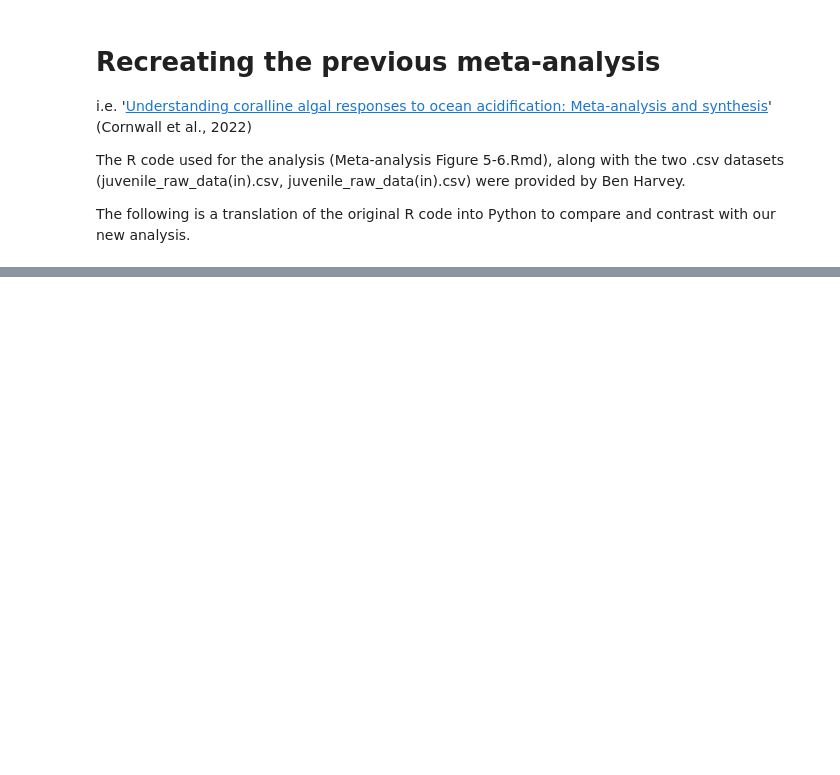
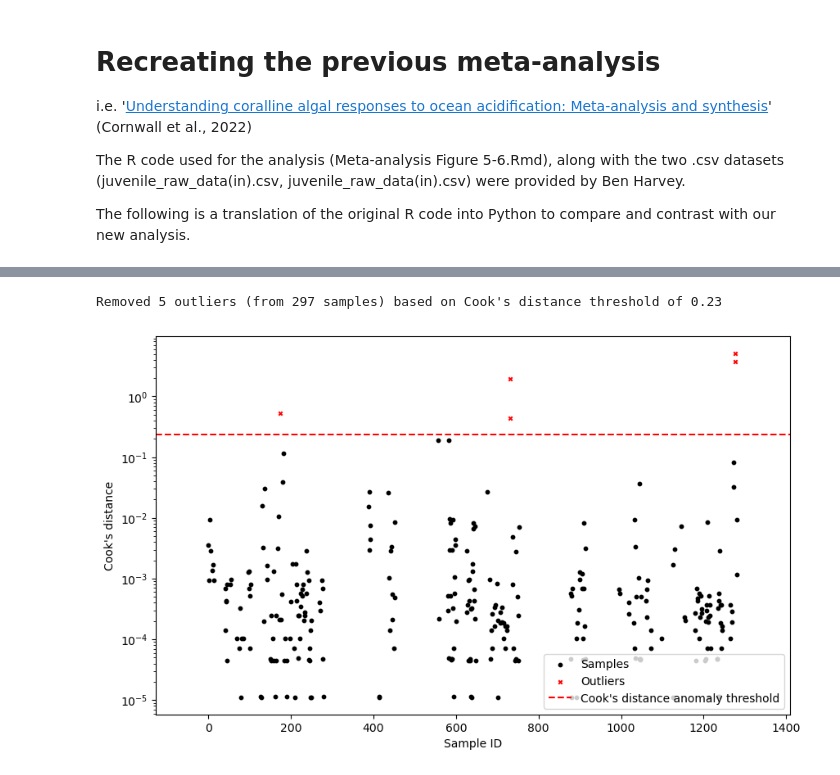
Before and after one commit to orlando-code/calc-rates, a Jupyter notebook: meta_2022/bharvey_recreation.ipynb, the cells around one changed output, grey strips where cells are left out. Cells and saved outputs as stored; diff of their text form; code cells hidden in the pictures; blank space fills up the shorter version.

```diff
--- a/meta_2022/bharvey_recreation.ipynb
+++ b/meta_2022/bharvey_recreation.ipynb
@@ -158,0 +105,46 @@ null_model_py
+# %%
+### visualise cooks distance
+import matplotlib.pyplot as plt
+import seaborn as sns
+
+# calculate cooks distance
+cooks_threshold = analysis.calc_cooks_threshold(working_df[effect_type], nparams=3)
+# calculate cooks distance
+working_df["cooks_d"] = analysis.calc_cooks_distance(
+    working_df[effect_type]
+)
+
+# remove outliers
+working_df_no_outliers = working_df[working_df["cooks_d"] < cooks_threshold]
+print(f"Removed {len(working_df) - len(working_df_no_outliers)} outliers (from {len(working_df)} samples) based on Cook's distance threshold of {cooks_threshold:.2f}")
+
+fig, ax = plt.subplots(figsize=(10, 6))
+ax.scatter(working_df_no_outliers.index, working_df_no_outliers["cooks_d"], s=10, color="black", label="Samples")
+# plot outliers as red dots
+ax.scatter(
+    working_df[working_df["cooks_d"] > cooks_threshold].ID,
+    working_df[working_df["cooks_d"] > cooks_threshold]["cooks_d"],
+    color="red",
+    marker="x",
+    s=10, label="Outliers",
+)
+
+ax.hlines(
+    cooks_threshold,
+    xmin=-working_df.ID.max()*.1,
+    xmax=working_df.ID.max()*1.1,
+    color="red",
+    linestyle="--",
+    label="Cook's distance anomaly threshold",
+)
+ax.set_xlim(
+    -working_df.ID.max() * 0.1,
+    working_df.ID.max() * 1.1,
+)
+ax.set_xlabel("Sample ID")
+ax.set_ylabel("Cook's distance")
+ax.set_yscale("log")
+ax.legend(loc='lower right');
+# %% [output]
+Removed 5 outliers (from 297 samples) based on Cook's distance threshold of 0.23
+[figure, added]
```
Also changed, not shown: parts of 19 cells of this notebook, 2 other files.
